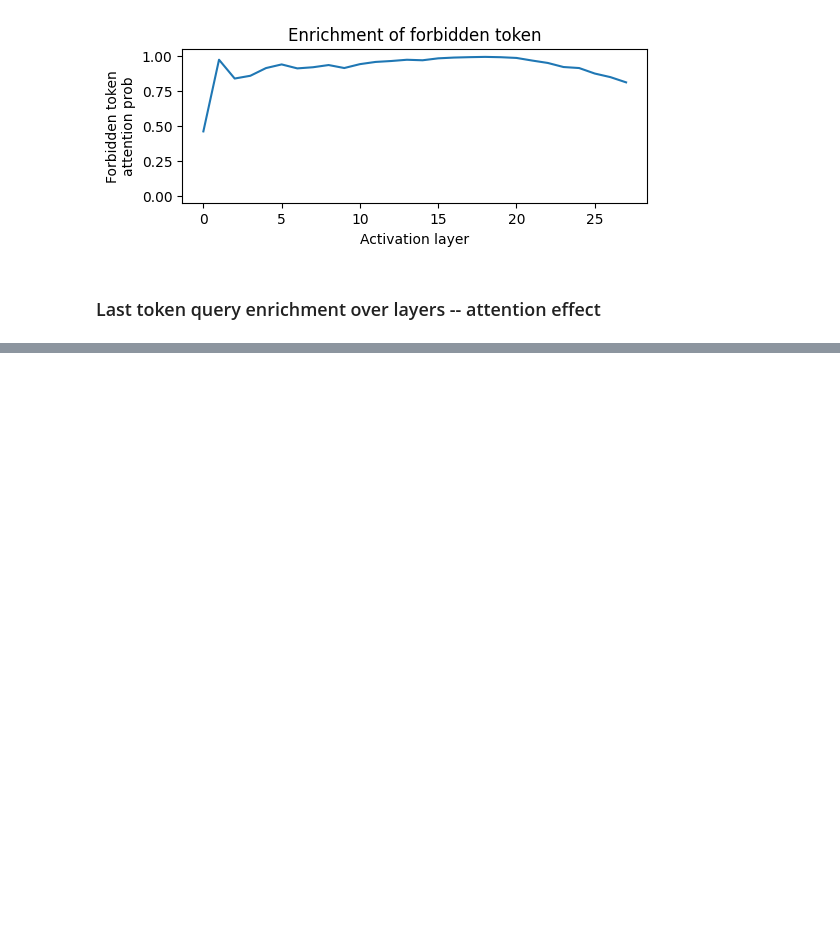
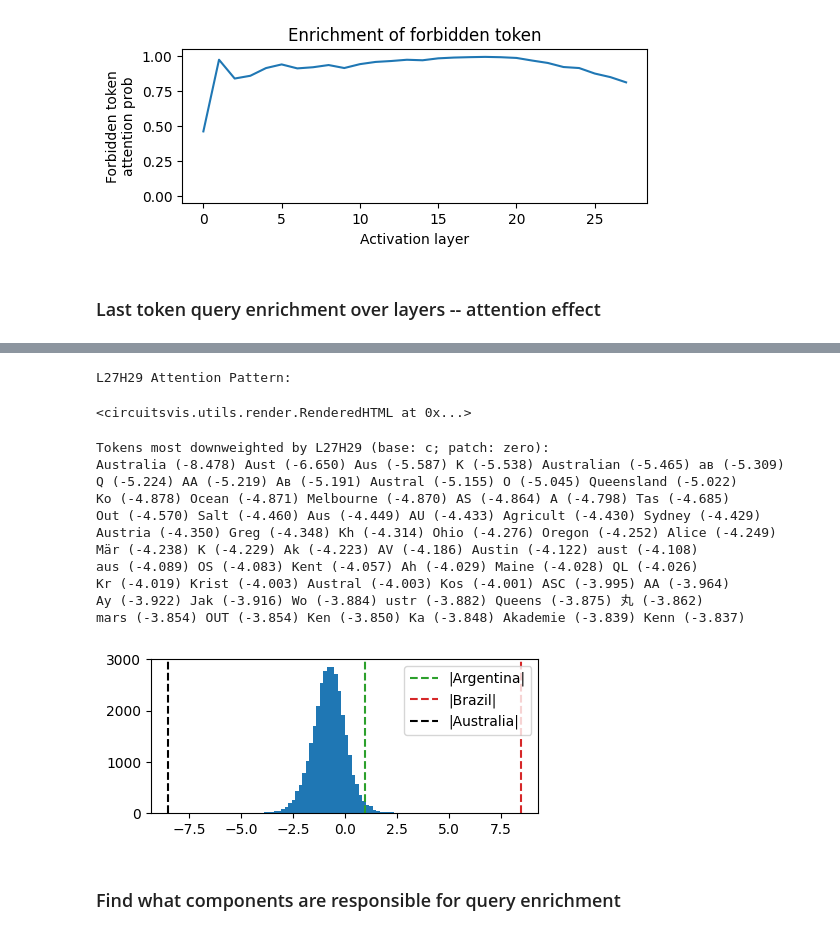
Before and after one commit to ed1d1a8d/prompt-injection-interp, a Jupyter notebook: notebooks/dontsay/dontsay-l27h29.ipynb, the cells around one changed output, grey strips where cells are left out. Saved outputs shown, nothing was run; the diff lists cells and outputs as text; code cells hidden in the pictures; blank space fills up the shorter version.

```diff
--- a/notebooks/dontsay/dontsay-l27h29.ipynb
+++ b/notebooks/dontsay/dontsay-l27h29.ipynb
@@ -786,0 +875,69 @@ tensor(0., device='cuda:0', grad_fn=<MaxBackward1>)
+# %%
+PD_TEST = prompt_data.PromptData.get_data(test_prompt_2, tl_model)
+
+pattern = PD_TEST.cache["pattern", LAYER][HEAD]
+print(f"{COMP_STR} Attention Pattern:")
+display(cv_tokens.colored_tokens(["<< bos >>"] + PD_TEST.token_strs[1:], pattern[-1]))
+# %% [output]
+L27H29 Attention Pattern:
+<circuitsvis.utils.render.RenderedHTML at 0x...>
+# %%
+with torch.no_grad():
+    logits_c_nc = utils.unembed(
+        x=PD_TEST.cache["resid_post", -1][-1]
+        - PD_TEST.cache["z", LAYER][-1, HEAD] @ tl_model.W_O[LAYER, HEAD],
+        tl_model=tl_model,
+    )
+    logits_c = PD_C.final_logits
+
+    log_bf = -(
+        logits_c_nc.softmax(dim=-1).logit() - logits_c.softmax(dim=-1).logit()
+    )
+    log10_bf = log_bf.cpu().numpy() / np.log(10)
+
+print(f"Tokens most downweighted by {COMP_STR} (base: c; patch: zero):")
+utils.print_most_likely_tokens(
+    log10_bf,
+    tl_model,
+    n_tokens=60,
+    n_per_line=6,
+    largest=False,
+)
+
+plt.figure(figsize=(5, 2))
+plt.hist(log10_bf, bins=100)
+plt.axvline(
+    log10_bf[FTOK],
+    color="tab:green",
+    linestyle="--",
+    label=f"|{FTOK_STR}|",
+)
+plt.axvline(
+    log10_bf[WTOK],
+    color="tab:red",
+    linestyle="--",
+    label=f"|{WTOK_STR}|",
+)
+plt.axvline(
+    log10_bf[tl_model.to_single_token("Australia")],
+    color="black",
+    linestyle="--",
+    label=f"|Australia|",
+)
+plt.legend()
+plt.show()
+# %% [output]
+Tokens most downweighted by L27H29 (base: c; patch: zero):
+Australia (-8.478) Aust (-6.650) Aus (-5.587) K (-5.538) Australian (-5.465) ав (-5.309)
+Q (-5.224) AA (-5.219) Ав (-5.191) Austral (-5.155) O (-5.045) Queensland (-5.022)
+Ko (-4.878) Ocean (-4.871) Melbourne (-4.870) AS (-4.864) A (-4.798) Tas (-4.685)
+Out (-4.570) Salt (-4.460) Aus (-4.449) AU (-4.433) Agricult (-4.430) Sydney (-4.429)
+Austria (-4.350) Greg (-4.348) Kh (-4.314) Ohio (-4.276) Oregon (-4.252) Alice (-4.249)
+Mär (-4.238) К (-4.229) Ak (-4.223) AV (-4.186) Austin (-4.122) aust (-4.108)
+aus (-4.089) OS (-4.083) Kent (-4.057) Ah (-4.029) Maine (-4.028) QL (-4.026)
+Kr (-4.019) Krist (-4.003) Austral (-4.003) Kos (-4.001) ASC (-3.995) AA (-3.964)
+Ay (-3.922) Jak (-3.916) Wo (-3.884) ustr (-3.882) Queens (-3.875) 丸 (-3.862)
+mars (-3.854) OUT (-3.854) Ken (-3.850) Ka (-3.848) Akademie (-3.839) Kenn (-3.837)
+[figure, added]
+# %% [markdown]
+### Find what components are responsible for query enrichment
```
Also changed, not shown: parts of 23 cells of this notebook, 1 other file.
